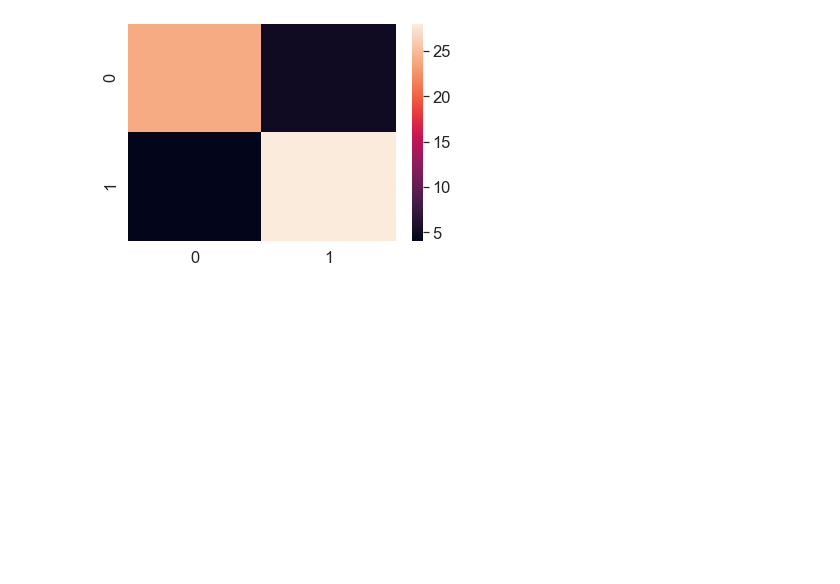
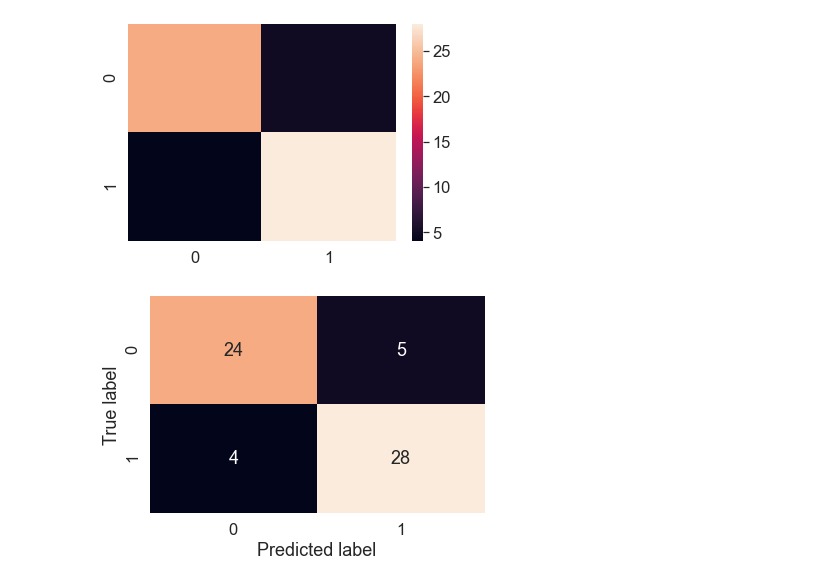
Before and after one commit to akshatz/dataScienceTutorial, a Jupyter notebook: introductionToScikitLearn.ipynb, the cells around one changed output. Drawn from its saved outputs; the diff is of its cells as text; code cells hidden in the pictures; blank space fills up the shorter version.

Commit message:
Evaluating a classification model 5(confusion matrix)

```diff
--- a/introductionToScikitLearn.ipynb
+++ b/introductionToScikitLearn.ipynb
@@ -1376,3 +1376,18 @@ confMat = confusion_matrix(yTest, yPreds)
 sns.heatmap(confMat);
 # %% [output]
 [figure]
+# %%
+def plotConfMat(confMat):
+    """
+    Plots a confusion matrix using Seaborn's heatmap()
+    """
+    fig, ax = plt.subplots()
+    ax = sns.heatmap(confMat,
+                    annot=True, # Annotate the box with confMat info
+                    cbar=False)
+    plt.xlabel("Predicted label")
+    plt.ylabel("True label");
+
+plotConfMat(confMat)
+# %% [output]
+[figure, added]
```
Also changed, not shown: parts of 2 cells of this notebook.
